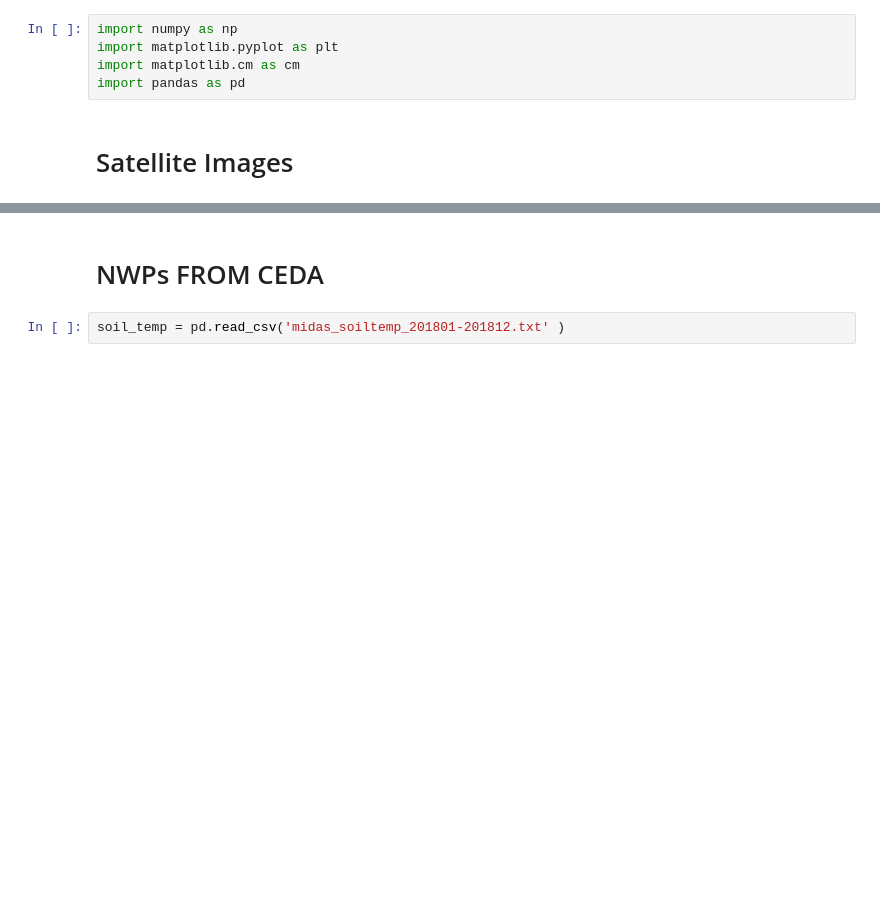
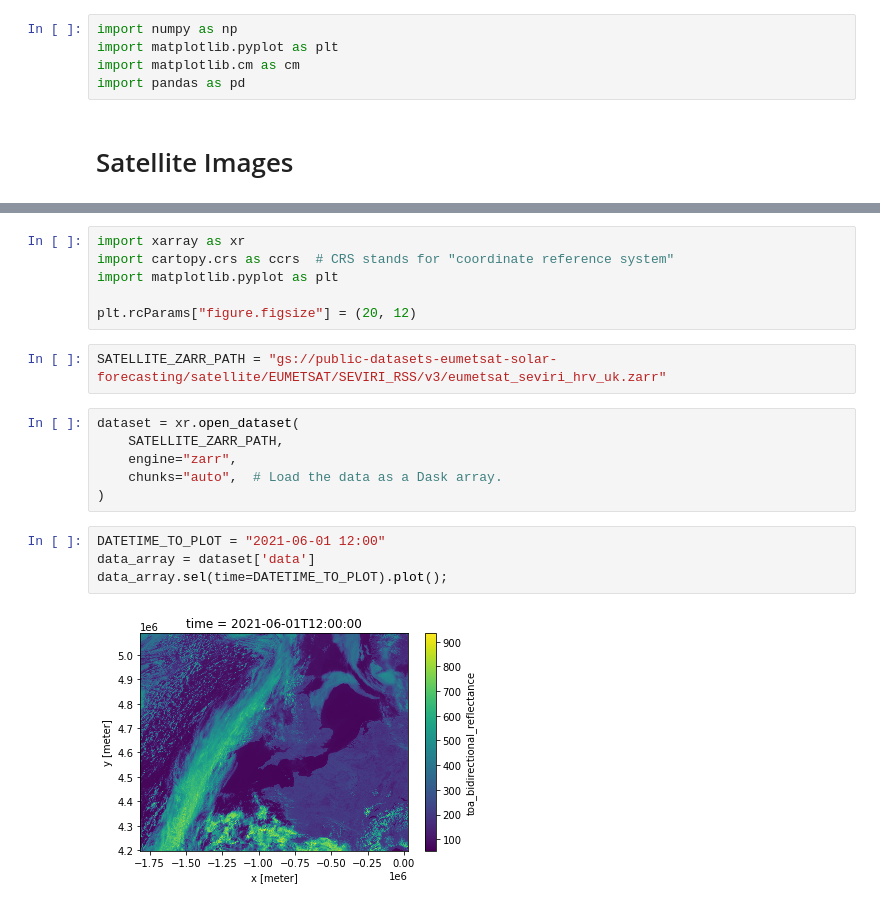
Before and after one commit to SeanNassimiha/CSML-MSc-Project, a Jupyter notebook: Preprocessing/get_exog_vars.ipynb, the cells around one changed output, grey strips where cells are left out. Cells and saved outputs as stored; diff of their text form; blank space fills up the shorter version.

```diff
--- a/Preprocessing/get_exog_vars.ipynb
+++ b/Preprocessing/get_exog_vars.ipynb
@@ -18,4 +11,20 @@ dataset
-# %% [markdown]
-# NWPs FROM CEDA
-# %%
-soil_temp = pd.read_csv('midas_soiltemp_201801-201812.txt' )
+# %%
+import xarray as xr
+import cartopy.crs as ccrs  # CRS stands for "coordinate reference system"
+import matplotlib.pyplot as plt
+
+plt.rcParams["figure.figsize"] = (20, 12)
+# %%
+SATELLITE_ZARR_PATH = "gs://public-datasets-eumetsat-solar-forecasting/satellite/EUMETSAT/SEVIRI_RSS/v3/eumetsat_seviri_hrv_uk.zarr"
+# %%
+dataset = xr.open_dataset(
+    SATELLITE_ZARR_PATH,
+    engine="zarr",
+    chunks="auto",  # Load the data as a Dask array.
+)
+# %%
+DATETIME_TO_PLOT = "2021-06-01 12:00"
+data_array = dataset['data']
+data_array.sel(time=DATETIME_TO_PLOT).plot();
+# %% [output]
+[figure, added]
```
Also changed, not shown: parts of 15 cells of this notebook, 8 other files.
